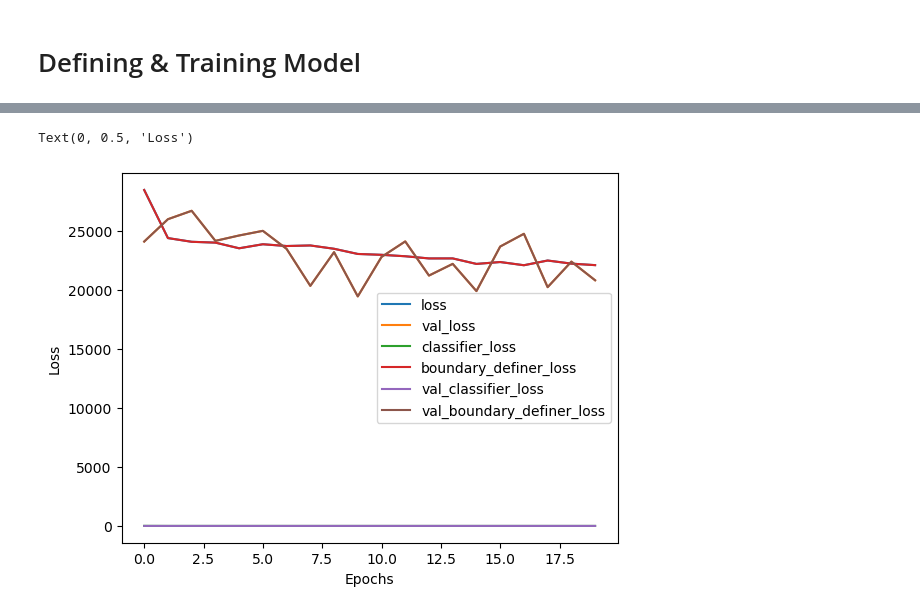
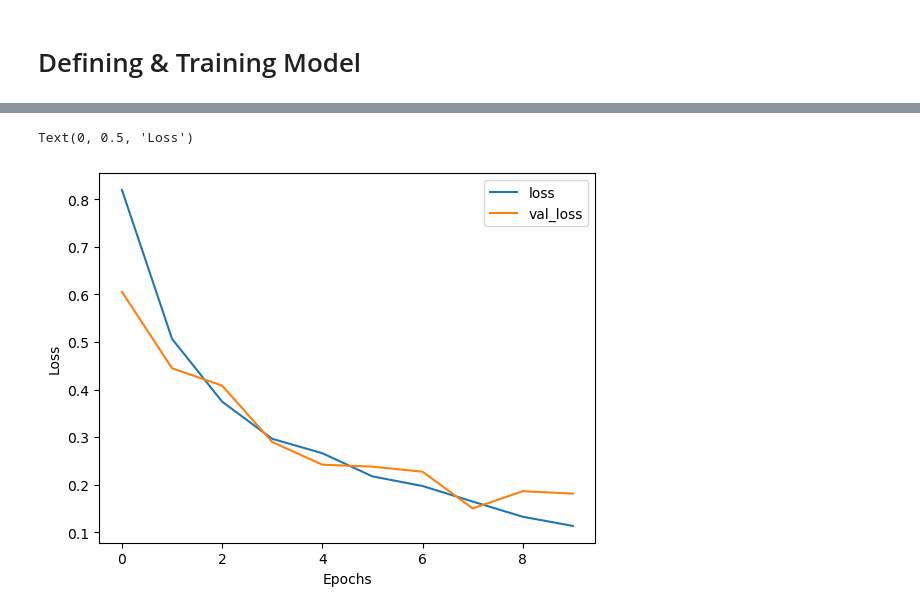
Before and after one commit to AsimWattoo/Traffic_Object_Detection_TensorFlow, a Jupyter notebook: RCNN.ipynb, the cells around one changed output, grey strips where cells are left out. Cells and saved outputs as stored; diff of their text form; code cells hidden in the pictures.

```diff
--- a/RCNN.ipynb
+++ b/RCNN.ipynb
@@ -31,11 +31,17 @@ def upscale_points(image, coordinates, startFromZero= False):
         height = int(coordinates[4] * image.shape[1])
         return (int(coordinates[0]), y, x, height, width)
 
-def draw_boundary(image, color, coordinates, startFromZero= False):
-    if startFromZero:
-        (x, y, width, height) = upscale_points(image, coordinates, startFromZero)
+def draw_boundary(image, color, coordinates, startFromZero= False, upScale= True):
+    if upScale:
+        if startFromZero:
+            (x, y, width, height) = upscale_points(image, coordinates, startFromZero)
+        else:
+            (object_class, x, y, width, height) = upscale_points(image, coordinates, startFromZero)
     else:
-        (object_class, x, y, width, height) = upscale_points(image, coordinates, startFromZero)
+        if startFromZero:
+            x, y, width, height = coordinates
+        else:
+            object_class, x, y, width, height =  coordinates
     image[x-width:x+width, y-height:y-height+5, :] = color
     image[x+width:x+width+5, y-height:y+height, :] = color
     image[x-width:x+width, y+height-5:y+height, :] = color
@@ -96,11 +102,7 @@ def is_region_inside_image(image, region):
     else:
         return True
 # %%
-def resize_region(image, coords, new_size = (64, 64)):
-    x = coords[1]
-    y = coords[2]
-    width = coords[3]
-    height = coords[4]
+def resize_region(image, x, y, width, height, new_size = (64, 64)):
     cropped_image = image[x - width: x + width, y - height : y + height, :]
     cropped_image = cv2.resize(cropped_image, new_size)
     return cropped_image
@@ -182,11 +194,8 @@ x = MaxPooling2D(2, 2)(x)
 x = Flatten()(x)
 x = Dense(units=1024, activation='relu')(x)
 x = Dense(units=128, activation='relu')(x)
-out1 = Dense(units=len(classes), activation='softmax', name='classifier')(x)
-x = Dense(units=64, activation='relu')(x)
-x = Dense(units=32, activation='relu')(x)
-out2 = Dense(units=4, activation='sigmoid', name='boundary_definer')(x)
-model = Model(i, [out1, out2])
-model.compile(loss={'classifier': 'sparse_categorical_crossentropy', 'boundary_definer': 'mean_squared_error'}, optimizer='adam', metrics={'classifier': 'accuracy', 'boundary_definer': 'accuracy'})
+out = Dense(units=len(classes), activation='softmax', name='classifier')(x)
+model = Model(i, out)
+model.compile(loss={'classifier': 'sparse_categorical_crossentropy'}, optimizer='adam', metrics={'classifier': 'accuracy'})
 model.summary()
 # %% [output]
@@ -210,3 +219,3 @@ ________________________________________________________________________________
 # %%
-history = model.fit(train_generator, epochs=20, steps_per_epoch=70, validation_data=valid_generator, validation_steps=20)
+history = model.fit(train_generator, epochs=10, steps_per_epoch=70, validation_data=valid_generator, validation_steps=20)
 # %% [output]
@@ -241,16 +250,12 @@ InvalidArgumentError: Graph execution error:
 # %%
 # Plotting
 plt.plot(history.history['loss'])
 plt.plot(history.history['val_loss'])
-plt.plot(history.history['classifier_loss'])
-plt.plot(history.history['boundary_definer_loss'])
-plt.plot(history.history['val_classifier_loss'])
-plt.plot(history.history['val_boundary_definer_loss'])
-plt.legend(['loss', 'val_loss', 'classifier_loss', 'boundary_definer_loss', 'val_classifier_loss', 'val_boundary_definer_loss'])
+plt.legend(['loss', 'val_loss', 'classifier_loss'])
 plt.xlabel('Epochs')
 plt.ylabel('Loss')
 # %% [output]
 Text(0, 0.5, 'Loss')
-[figure, old version]
+[figure, new version]
 # %%
 # Plotting
```
Also changed, not shown: parts of 24 cells of this notebook, 1 other file.
